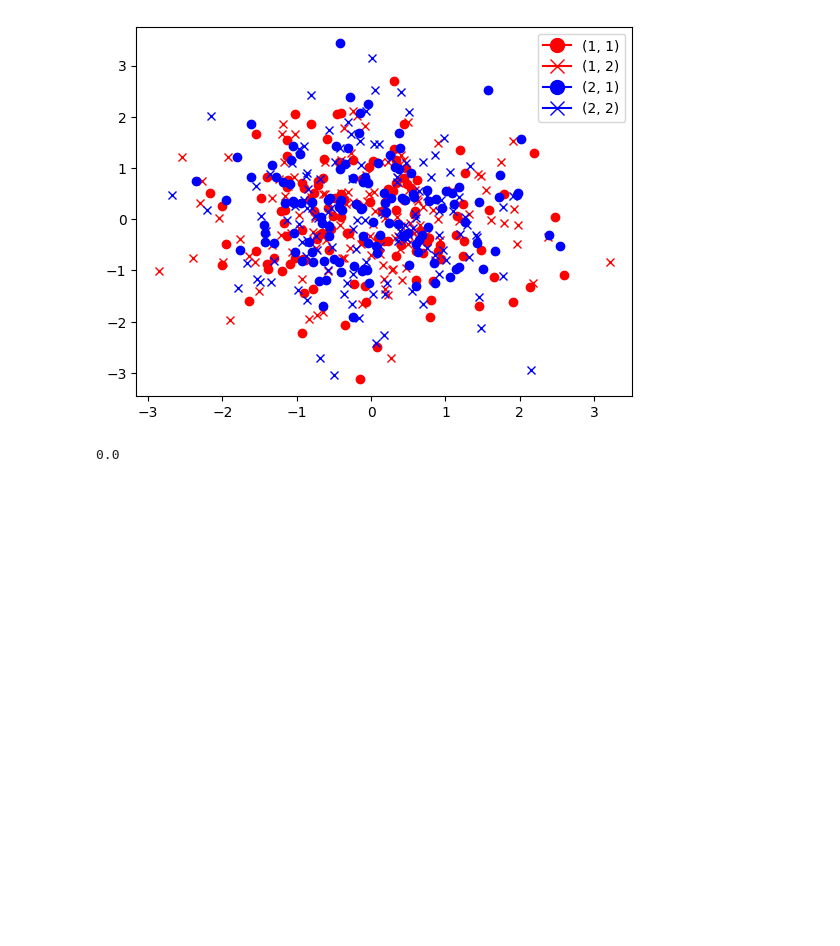
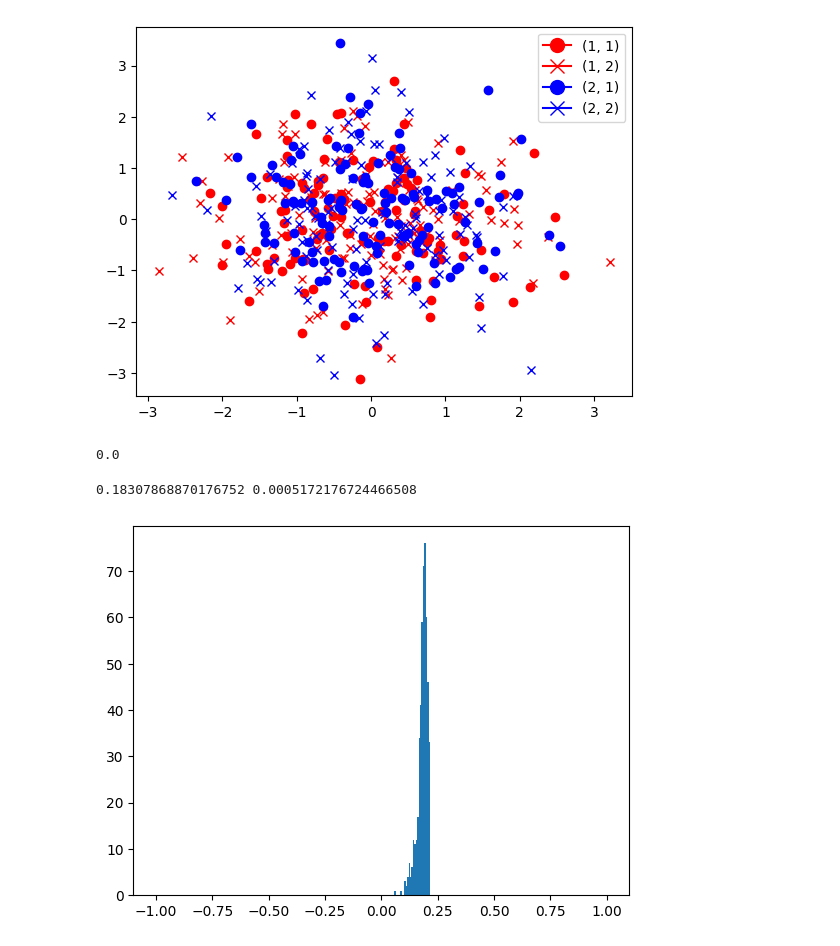
Before and after one commit to stefanpate/rcgnn, a Jupyter notebook: scripts/eval_metrics.ipynb, the cells around one changed output. Saved outputs shown, nothing was run; the diff lists cells and outputs as text; code cells hidden in the pictures; blank space fills up the shorter version.

```diff
--- a/scripts/eval_metrics.ipynb
+++ b/scripts/eval_metrics.ipynb
@@ -240,6 +240,32 @@ error_frac = fp_ecs.shape[0] / neg_embeds.shape[0]
 print(error_frac)
 # %% [output]
 0.0
+# %%
+# Compute silhouette scores for one level
+
+# Select which dummy data and labels
+dummy_data = nh_data
+dummy_labels = ordered_labels
+sk_labels = [] # Integer labels
+level = 1 # 1-indexed
+ep = 1e-1
+
+unique_level_labels = [tuple(elt[:level]) for elt in unique_labels] # Get unique labels up to level
+dummy_level_labels = [tuple(elt[:level]) for elt in dummy_labels] # Get data labels up to level
+for elt in dummy_level_labels:
+    sk_labels.append(unique_level_labels.index(elt))
+
+dummy_data.shape, dummy_labels.shape
+sil_scores = silhouette_samples(dummy_data, sk_labels)
+print(sil_scores.mean(), sil_scores.var())
+
+fig, ax = plt.subplots()
+ax.hist(sil_scores, bins=25)
+ax.set_xlim(-1 - ep, 1 + ep)
+plt.show()
+# %% [output]
+0.18307868870176752 0.0005172176724466508
+[figure, added]
 # %%
 # Loop over levels of label hierarchy
 # and compute dmax error for dummy data
```
Also changed, not shown: parts of 28 cells of this notebook, 17 other files.
